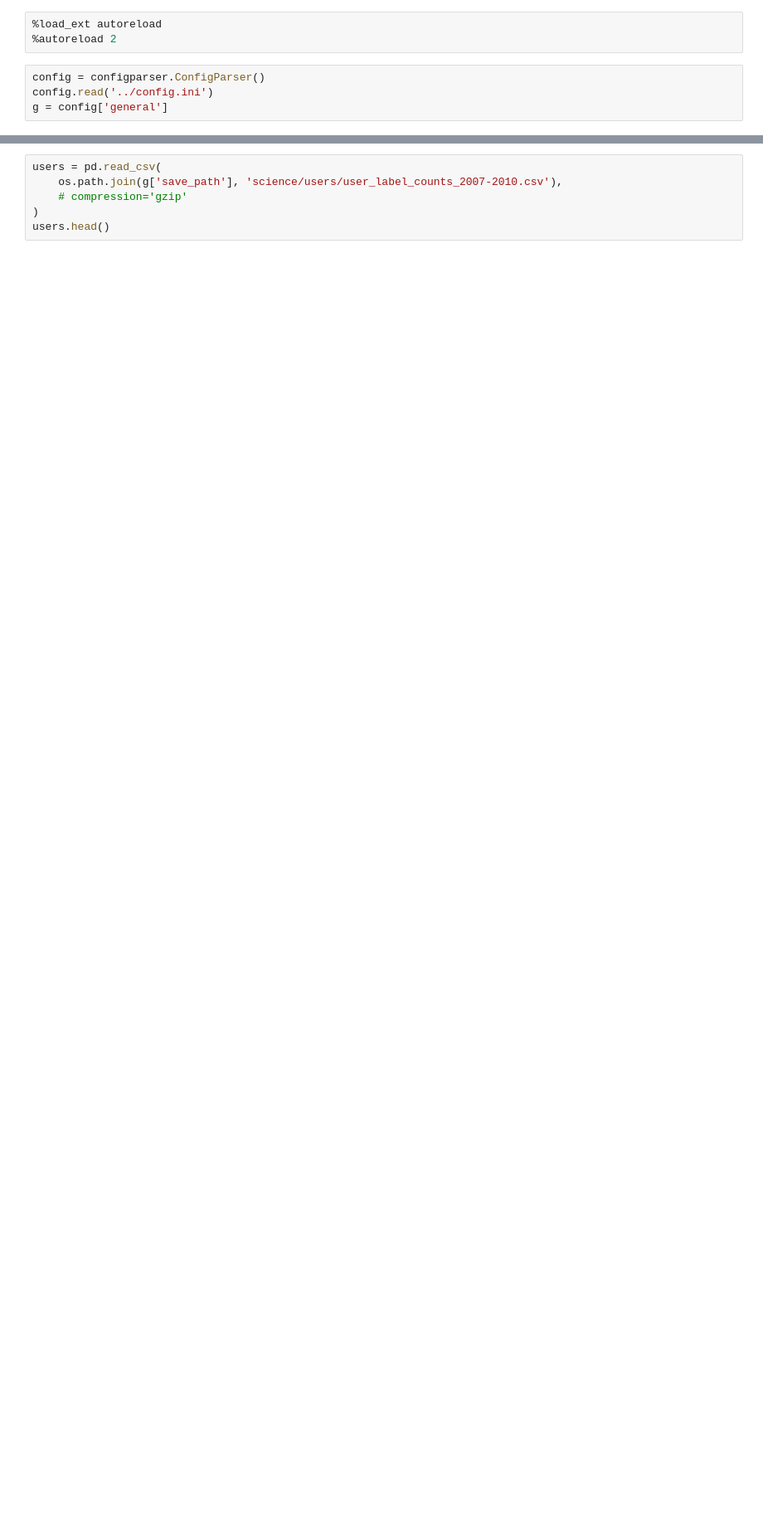
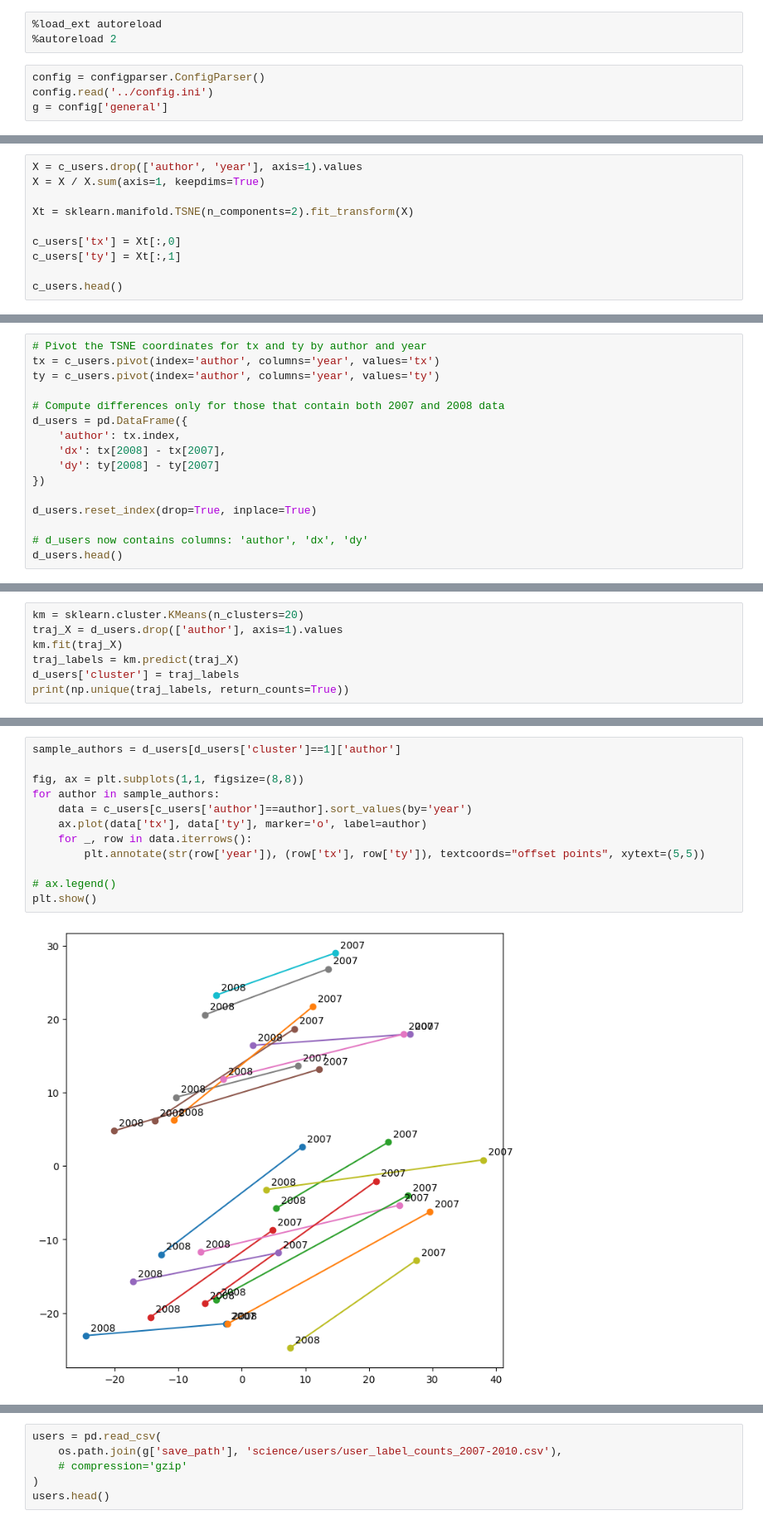
Before and after one commit to stmorse/gg, a Jupyter notebook: src/sandbox.ipynb, the cells around one changed output, grey strips where cells are left out. Shown at 83% size. Drawn from its saved outputs; the diff is of its cells as text; blank space fills up the shorter version.

```diff
--- a/src/sandbox.ipynb
+++ b/src/sandbox.ipynb
@@ -23,0 +54,10 @@ g = config['general']
+# %%
+X = c_users.drop(['author', 'year'], axis=1).values
+X = X / X.sum(axis=1, keepdims=True)
+
+Xt = sklearn.manifold.TSNE(n_components=2).fit_transform(X)
+
+c_users['tx'] = Xt[:,0]
+c_users['ty'] = Xt[:,1]
+
+c_users.head()
@@ -23,0 +75,16 @@ g = config['general']
+# %%
+# Pivot the TSNE coordinates for tx and ty by author and year
+tx = c_users.pivot(index='author', columns='year', values='tx')
+ty = c_users.pivot(index='author', columns='year', values='ty')
+
+# Compute differences only for those that contain both 2007 and 2008 data
+d_users = pd.DataFrame({
+    'author': tx.index,
+    'dx': tx[2008] - tx[2007],
+    'dy': ty[2008] - ty[2007]
+})
+
+d_users.reset_index(drop=True, inplace=True)
+
+# d_users now contains columns: 'author', 'dx', 'dy'
+d_users.head()
@@ -23,0 +98,7 @@ g = config['general']
+# %%
+km = sklearn.cluster.KMeans(n_clusters=20)
+traj_X = d_users.drop(['author'], axis=1).values
+km.fit(traj_X)
+traj_labels = km.predict(traj_X)
+d_users['cluster'] = traj_labels
+print(np.unique(traj_labels, return_counts=True))
@@ -23,0 +109,14 @@ g = config['general']
+# %%
+sample_authors = d_users[d_users['cluster']==1]['author']
+
+fig, ax = plt.subplots(1,1, figsize=(8,8))
+for author in sample_authors:
+    data = c_users[c_users['author']==author].sort_values(by='year')
+    ax.plot(data['tx'], data['ty'], marker='o', label=author)
+    for _, row in data.iterrows():
+        plt.annotate(str(row['year']), (row['tx'], row['ty']), textcoords="offset points", xytext=(5,5))
+
+# ax.legend()
+plt.show()
+# %% [output]
+[figure, added]
```
Also changed, not shown: parts of 8 cells of this notebook, 3 other files.
